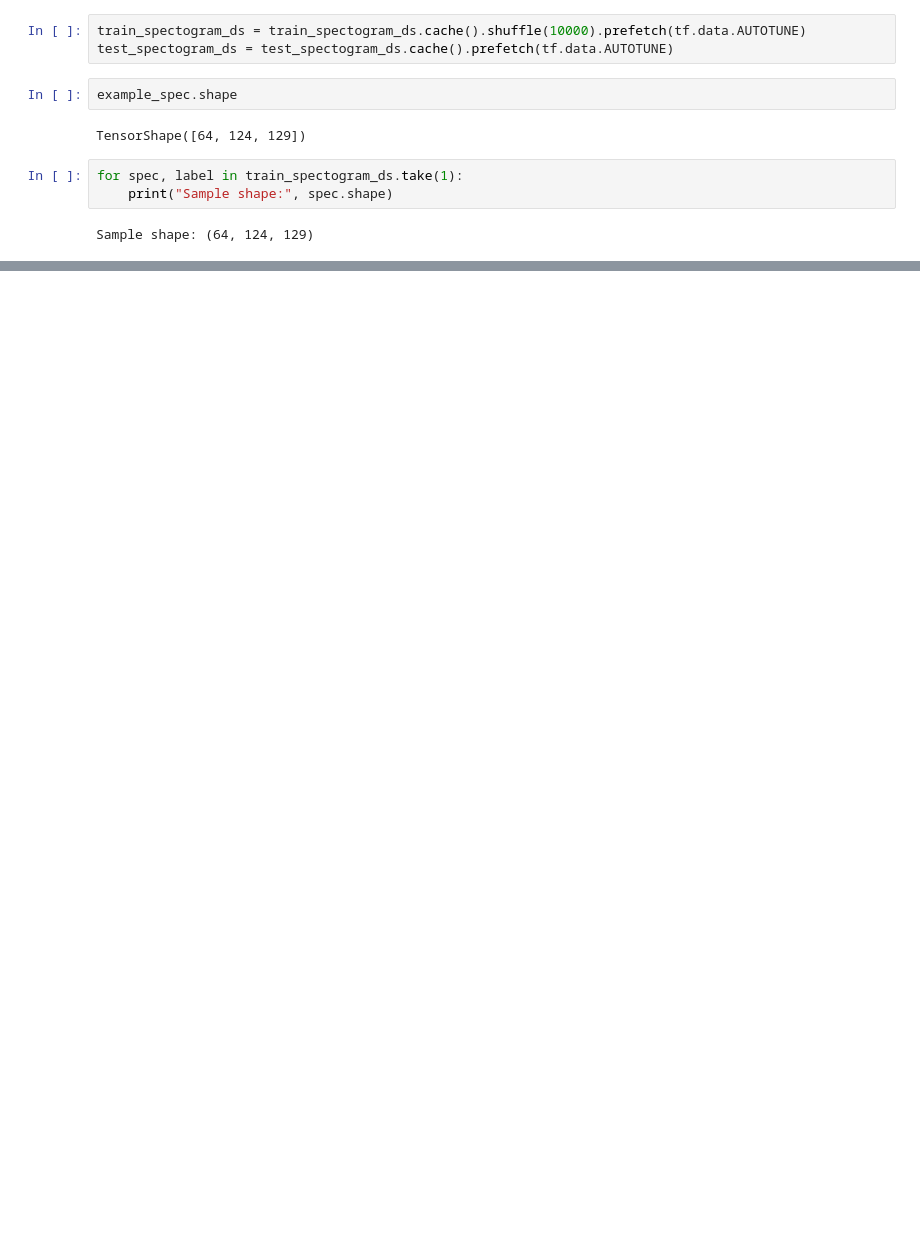
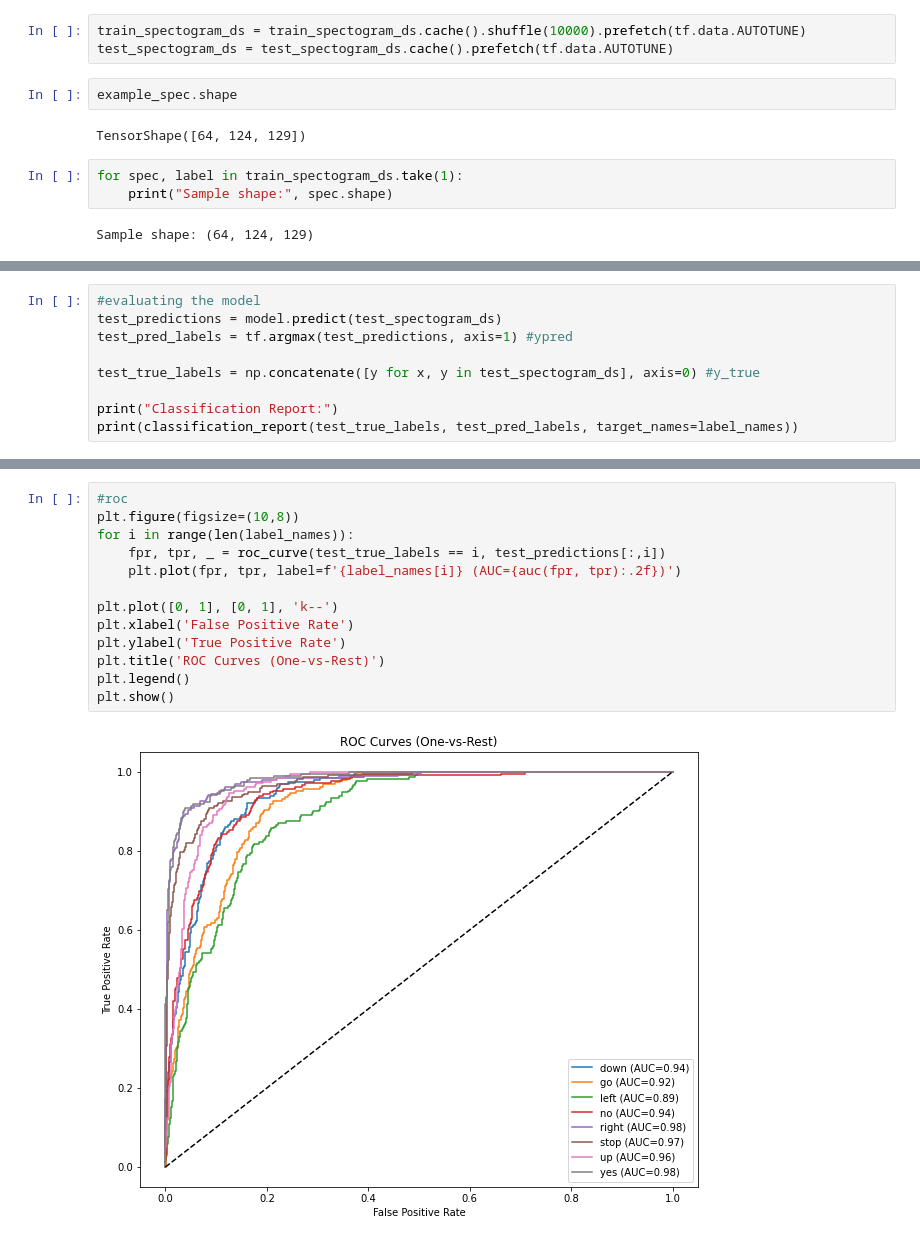
Before and after one commit to Arefe-Masnouie/voice-recognition, a Jupyter notebook: voice_proc_CNN/CNN_voice_proc.ipynb, the cells around one changed output, grey strips where cells are left out. Cells and saved outputs as stored; diff of their text form; blank space fills up the shorter version.

```diff
--- a/voice_proc_CNN/CNN_voice_proc.ipynb
+++ b/voice_proc_CNN/CNN_voice_proc.ipynb
@@ -301,0 +315,9 @@ Final validation accuracy: 0.8787500262260437
+# %%
+#evaluating the model
+test_predictions = model.predict(test_spectogram_ds)
+test_pred_labels = tf.argmax(test_predictions, axis=1) #ypred
+
+test_true_labels = np.concatenate([y for x, y in test_spectogram_ds], axis=0) #y_true
+
+print("Classification Report:")
+print(classification_report(test_true_labels, test_pred_labels, target_names=label_names))
@@ -301,0 +341,15 @@ Final validation accuracy: 0.8787500262260437
+# %%
+#roc
+plt.figure(figsize=(10,8))
+for i in range(len(label_names)):
+    fpr, tpr, _ = roc_curve(test_true_labels == i, test_predictions[:,i])
+    plt.plot(fpr, tpr, label=f'{label_names[i]} (AUC={auc(fpr, tpr):.2f})')
+
+plt.plot([0, 1], [0, 1], 'k--')
+plt.xlabel('False Positive Rate')
+plt.ylabel('True Positive Rate')
+plt.title('ROC Curves (One-vs-Rest)')
+plt.legend()
+plt.show()
+# %% [output]
+[figure, added]
```
Also changed, not shown: parts of 9 cells of this notebook, 1 other file.
